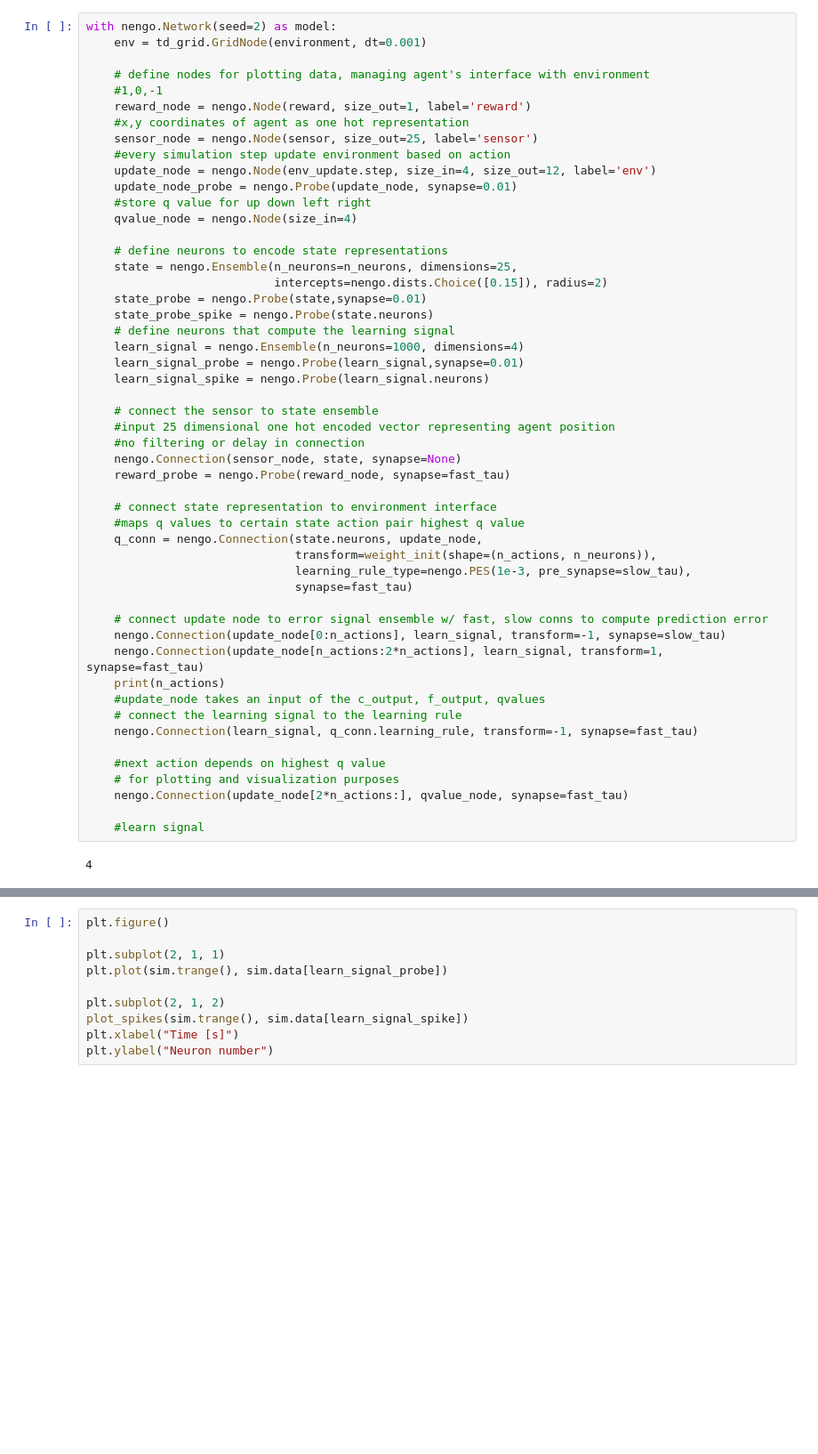
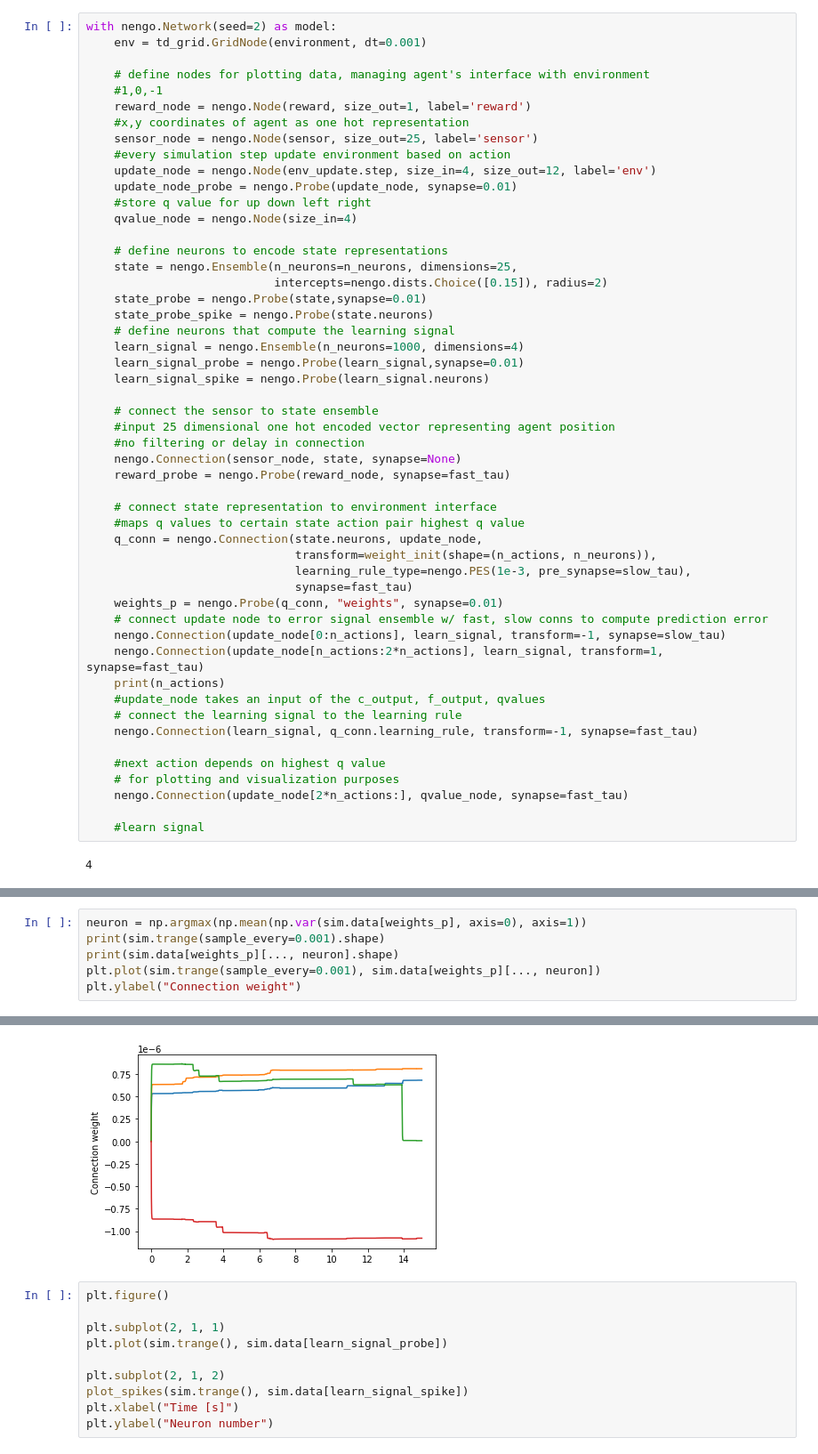
Before and after one commit to UdayKat/nengo-rl, a Jupyter notebook: Reinforcement Learning in Nengo.ipynb, the cells around one changed output, grey strips where cells are left out. Shown at 89% size. Saved outputs shown, nothing was run; the diff lists cells and outputs as text; blank space fills up the shorter version.

Commit message:
added probe for connection

```diff
--- a/Reinforcement Learning in Nengo.ipynb
+++ b/Reinforcement Learning in Nengo.ipynb
@@ -134,7 +134,7 @@ with nengo.Network(seed=2) as model:
                               transform=weight_init(shape=(n_actions, n_neurons)),
                               learning_rule_type=nengo.PES(1e-3, pre_synapse=slow_tau),
                               synapse=fast_tau)
-
+    weights_p = nengo.Probe(q_conn, "weights", synapse=0.01)
     # connect update node to error signal ensemble w/ fast, slow conns to compute prediction error
     nengo.Connection(update_node[0:n_actions], learn_signal, transform=-1, synapse=slow_tau)
     nengo.Connection(update_node[n_actions:2*n_actions], learn_signal, transform=1, synapse=fast_tau)
@@ -200,0 +202,7 @@ STARTING
+# %%
+neuron = np.argmax(np.mean(np.var(sim.data[weights_p], axis=0), axis=1))
+print(sim.trange(sample_every=0.001).shape)
+print(sim.data[weights_p][..., neuron].shape)
+plt.plot(sim.trange(sample_every=0.001), sim.data[weights_p][..., neuron])
+plt.ylabel("Connection weight")
+# %% [output]
@@ -201,3 +212,4 @@ STARTING
+[figure, added]
 # %%
 plt.figure()
 
```
Also changed, not shown: parts of 2 cells of this notebook.
